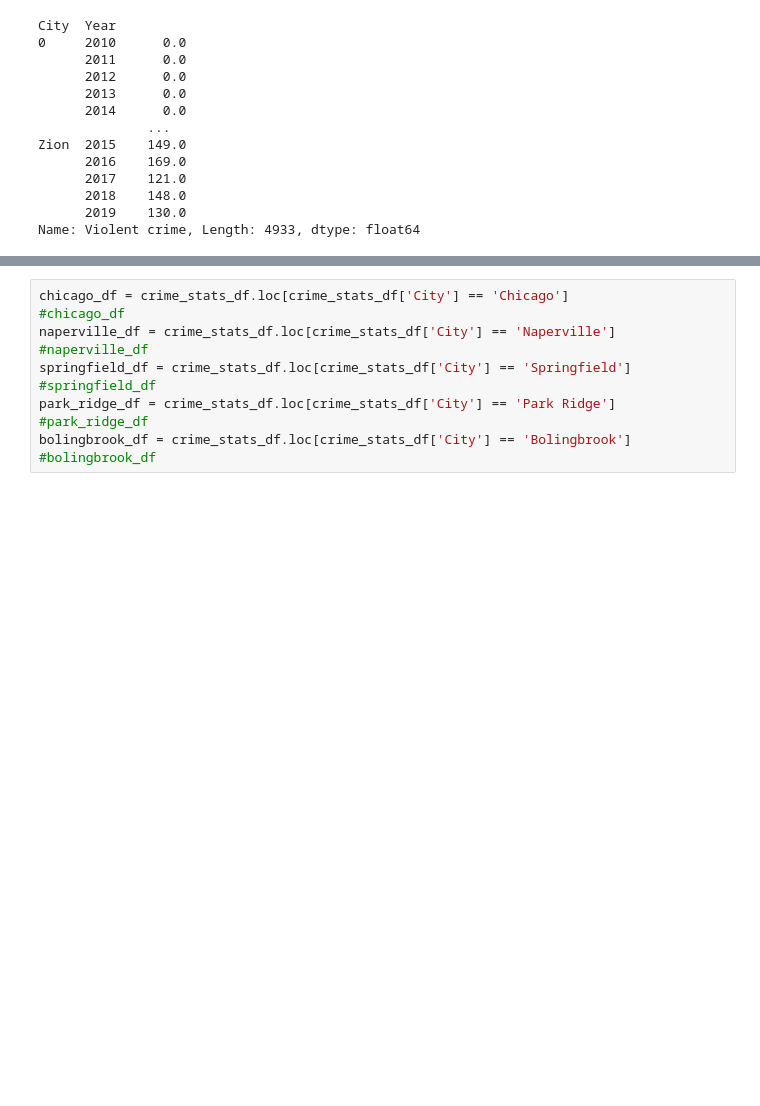
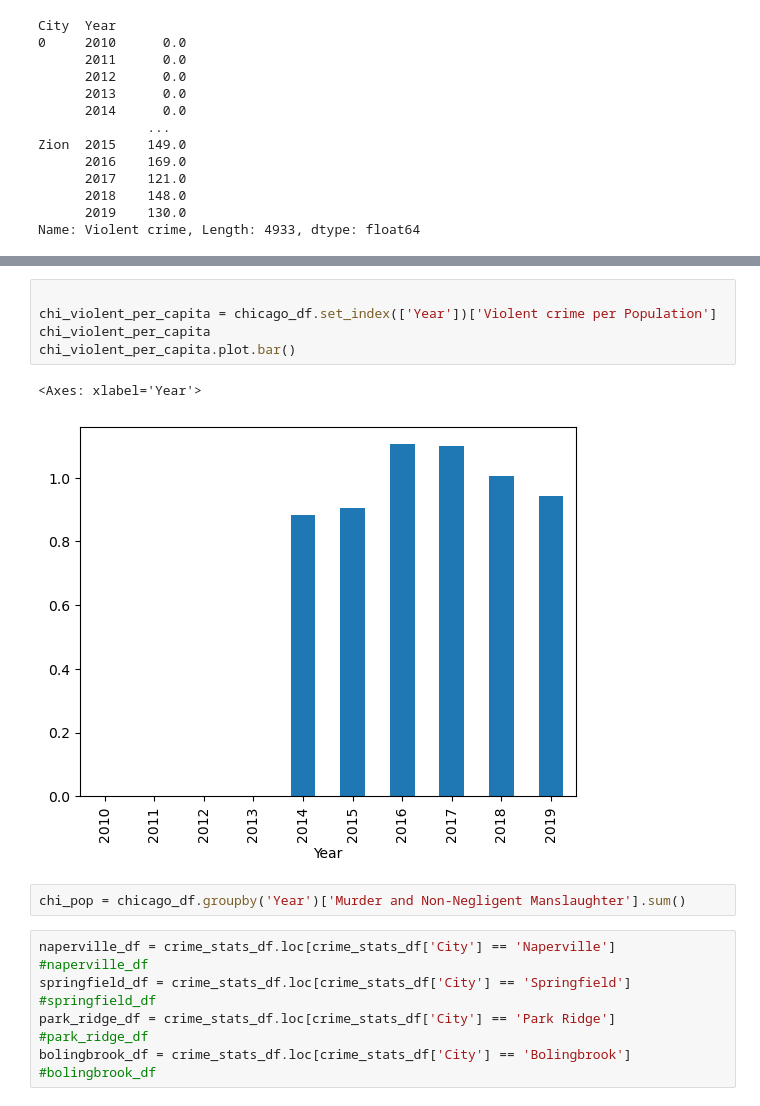
Before and after one commit to Expopanda/Project_1, a Jupyter notebook: andrew_analysis.ipynb, the cells around one changed output, grey strips where cells are left out. Drawn from its saved outputs; the diff is of its cells as text; blank space fills up the shorter version.

```diff
--- a/andrew_analysis.ipynb
+++ b/andrew_analysis.ipynb
@@ -197,6 +219,14 @@ Name: Violent crime, Length: 4933, dtype: float64
+# %%
+
+chi_violent_per_capita = chicago_df.set_index(['Year'])['Violent crime per Population']
+chi_violent_per_capita
+chi_violent_per_capita.plot.bar()
+# %% [output]
+<Axes: xlabel='Year'>
+[figure, added]
+# %%
+chi_pop = chicago_df.groupby('Year')['Murder and Non-Negligent Manslaughter'].sum()
 # %%
-chicago_df = crime_stats_df.loc[crime_stats_df['City'] == 'Chicago']
-#chicago_df
 naperville_df = crime_stats_df.loc[crime_stats_df['City'] == 'Naperville']
 #naperville_df
 springfield_df = crime_stats_df.loc[crime_stats_df['City'] == 'Springfield']
```
Also changed, not shown: parts of 6 cells of this notebook, 4 other files.
